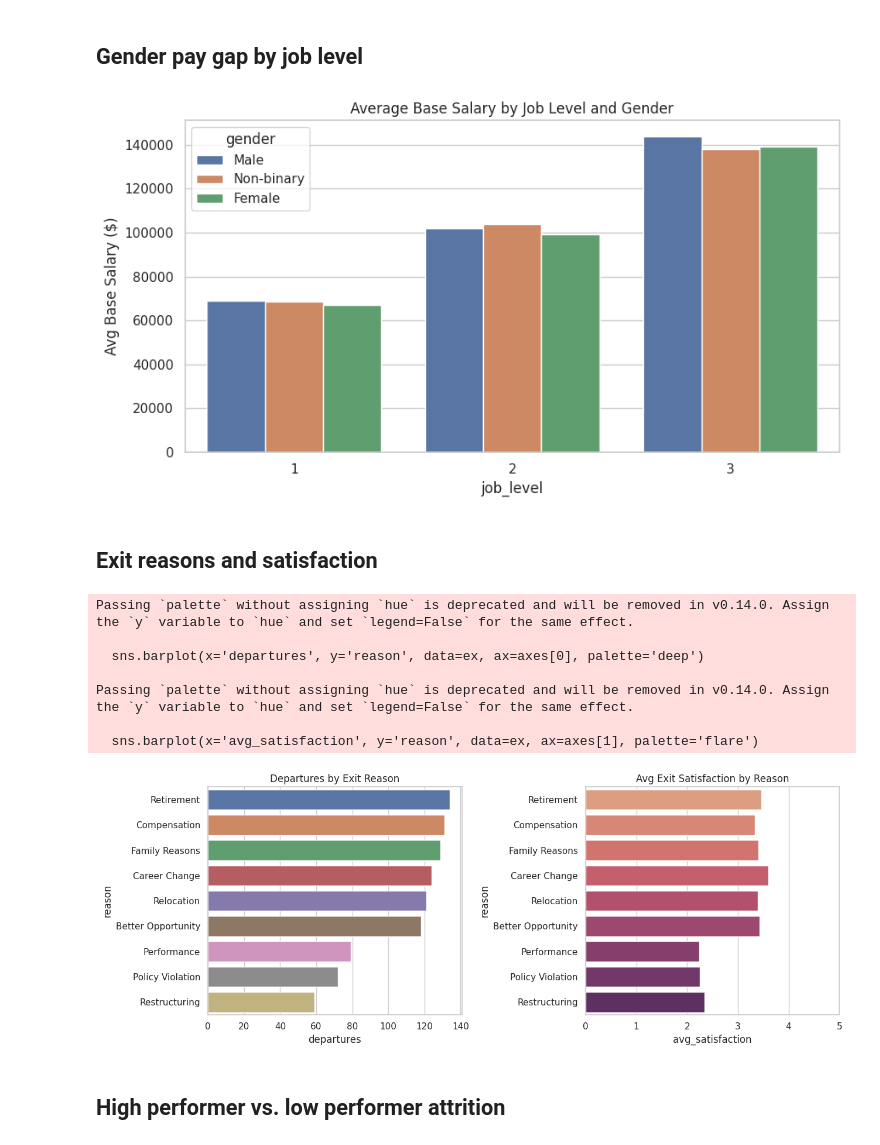
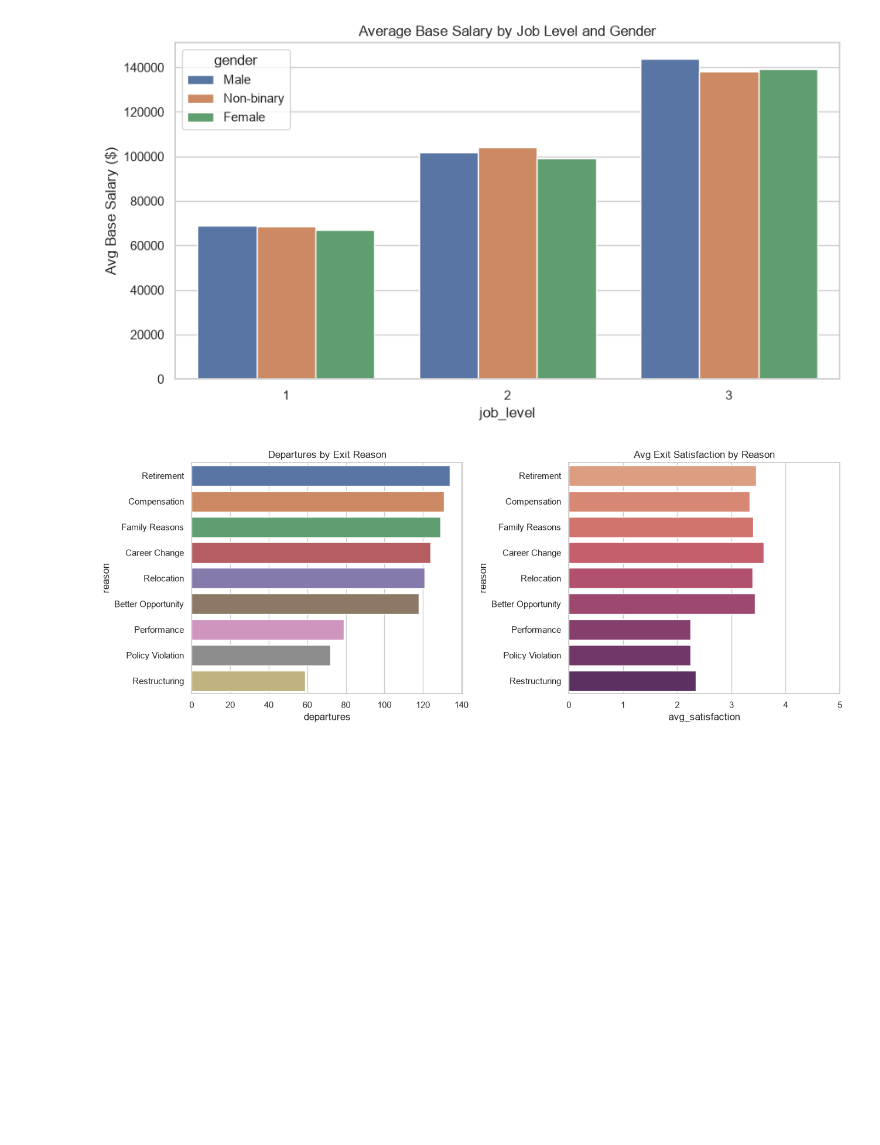
Before and after one commit to ravi020410/hr-people-analytics, a Jupyter notebook: notebooks/04_visualization.ipynb, the cells around one changed output. Cells and saved outputs as stored; diff of their text form; code cells hidden in the pictures; blank space fills up the shorter version.

Commit message:
Update completed HR analytics Jupyter notebooks, visuals, and dashboard data

```diff
--- a/notebooks/04_visualization.ipynb
+++ b/notebooks/04_visualization.ipynb
@@ -5,4 +1,6 @@
 # %%
+# 04 - Executive HR Workforce Visualizations
+
 import pandas as pd
 import matplotlib.pyplot as plt
 import seaborn as sns
@@ -11,9 +9,11 @@ from pathlib import Path
 
 sns.set_theme(style='whitegrid', palette='deep')
 
-# Load verified analytical query outputs
-data_file = Path('dashboards/dashboard_data.json')
-with open(data_file) as f:
+ROOT = Path(r"C:\Users\ravi3\Desktop\repo_backup\Hr-people-analytics")
+VIS = ROOT / "visuals"
+VIS.mkdir(exist_ok=True)
+
+with open(ROOT / 'dashboards' / 'dashboard_data.json') as f:
     d = json.load(f)
 
 results = {
@@ -24,3 +24,4 @@ results = {
     'Q13': {'sample': d['exit_reasons']},
     'Q17': {'sample': d['cost_by_dept']},
 }
+print("Loaded all 6 analytical datasets successfully!")
@@ -58,38 +61,32 @@ Passing `palette` without assigning `hue` is deprecated and will be removed in v
-# %% [markdown]
-## Gender pay gap by job level
 # %%
+## Cell 4: Chart 3 - Average Base Salary by Job Level and Gender
+
 gp = pd.DataFrame(results['Q8']['sample'])
-fig, ax = plt.subplots(figsize=(9,5))
+fig, ax = plt.subplots(figsize=(9, 5))
 sns.barplot(x='job_level', y='avg_base_salary', hue='gender', data=gp, ax=ax, palette='deep')
 ax.set_title('Average Base Salary by Job Level and Gender')
 ax.set_ylabel('Avg Base Salary ($)')
 plt.tight_layout()
-plt.savefig('visuals/pay_gap_by_level.png', dpi=140)
+plt.savefig(VIS / 'pay_gap_by_level.png', dpi=140)
 plt.show()
 # %% [output]
-[figure, old version]
+[figure, new version]
-# %% [markdown]
-## Exit reasons and satisfaction
 # %%
+## Cell 5: Chart 4 - Exit Reasons and Post-Exit Satisfaction (Side-by-Side Subplots)
+
 ex = pd.DataFrame(results['Q13']['sample']).sort_values('departures', ascending=False)
-fig, axes = plt.subplots(1,2, figsize=(13,5))
-sns.barplot(x='departures', y='reason', data=ex, ax=axes[0], palette='deep')
+fig, axes = plt.subplots(1, 2, figsize=(13, 5))
+
+sns.barplot(x='departures', y='reason', hue='reason', legend=False, data=ex, ax=axes[0], palette='deep')
 axes[0].set_title('Departures by Exit Reason')
-sns.barplot(x='avg_satisfaction', y='reason', data=ex, ax=axes[1], palette='flare')
+
+sns.barplot(x='avg_satisfaction', y='reason', hue='reason', legend=False, data=ex, ax=axes[1], palette='flare')
 axes[1].set_title('Avg Exit Satisfaction by Reason')
-axes[1].set_xlim(0,5)
+axes[1].set_xlim(0, 5)
+
 plt.tight_layout()
-plt.savefig('visuals/exit_reasons.png', dpi=140)
+plt.savefig(VIS / 'exit_reasons.png', dpi=140)
 plt.show()
 # %% [output]
-Passing `palette` without assigning `hue` is deprecated and will be removed in v0.14.0. Assign the `y` variable to `hue` and set `legend=False` for the same effect.
-
-  sns.barplot(x='departures', y='reason', data=ex, ax=axes[0], palette='deep')
-
-Passing `palette` without assigning `hue` is deprecated and will be removed in v0.14.0. Assign the `y` variable to `hue` and set `legend=False` for the same effect.
-
-  sns.barplot(x='avg_satisfaction', y='reason', data=ex, ax=axes[1], palette='flare')
-[figure, old version]
+[figure, new version]
-# %% [markdown]
-## High performer vs. low performer attrition
 # %%
```
Also changed, not shown: parts of 9 cells of this notebook, 5 other files.
